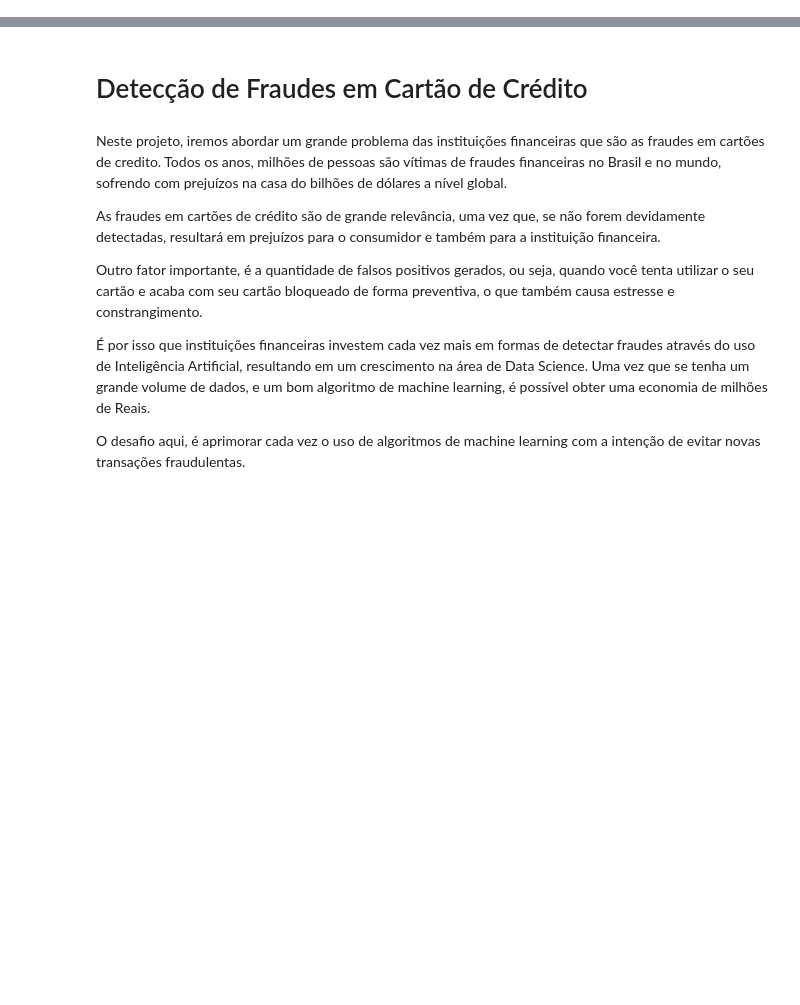
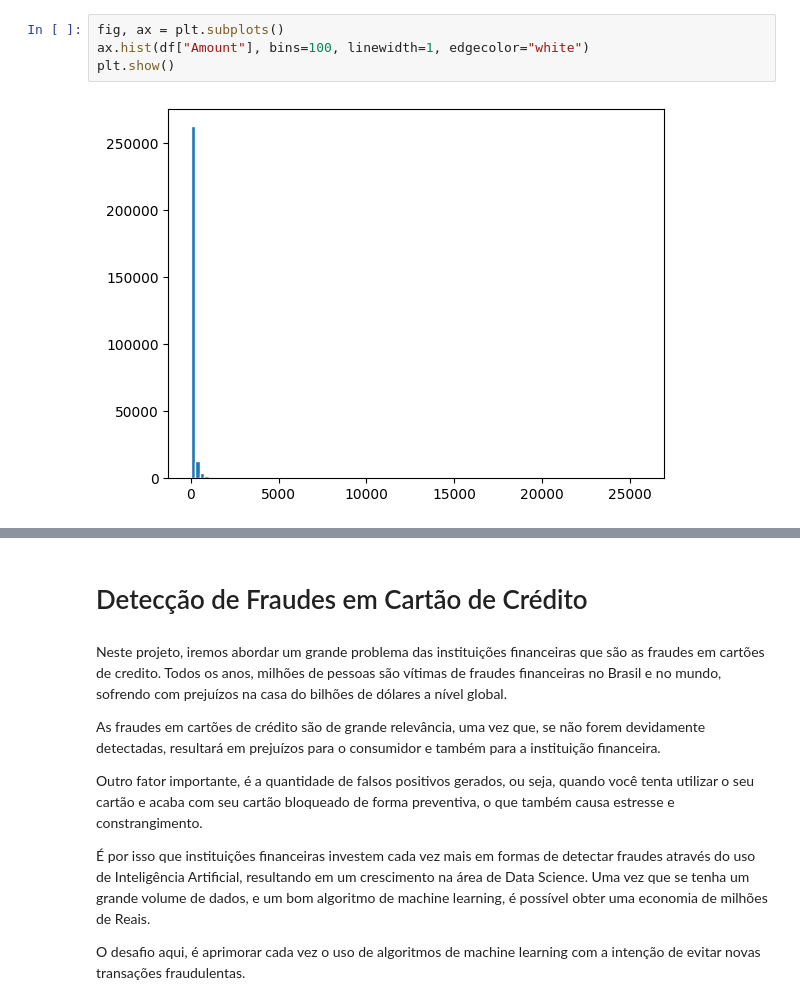
Before and after one commit to marcosilvaa/fraude-cartao-de-credito, a Jupyter notebook: fraude_cartao.ipynb, the cells around one changed output, grey strips where cells are left out. Cells and saved outputs as stored; diff of their text form; blank space fills up the shorter version.

```diff
--- a/fraude_cartao.ipynb
+++ b/fraude_cartao.ipynb
@@ -0,0 +112,6 @@
+# %%
+fig, ax = plt.subplots()
+ax.hist(df["Amount"], bins=100, linewidth=1, edgecolor="white")
+plt.show()
+# %% [output]
+[figure, added]
```
Also changed, not shown: parts of 29 cells of this notebook, 1 other file.
